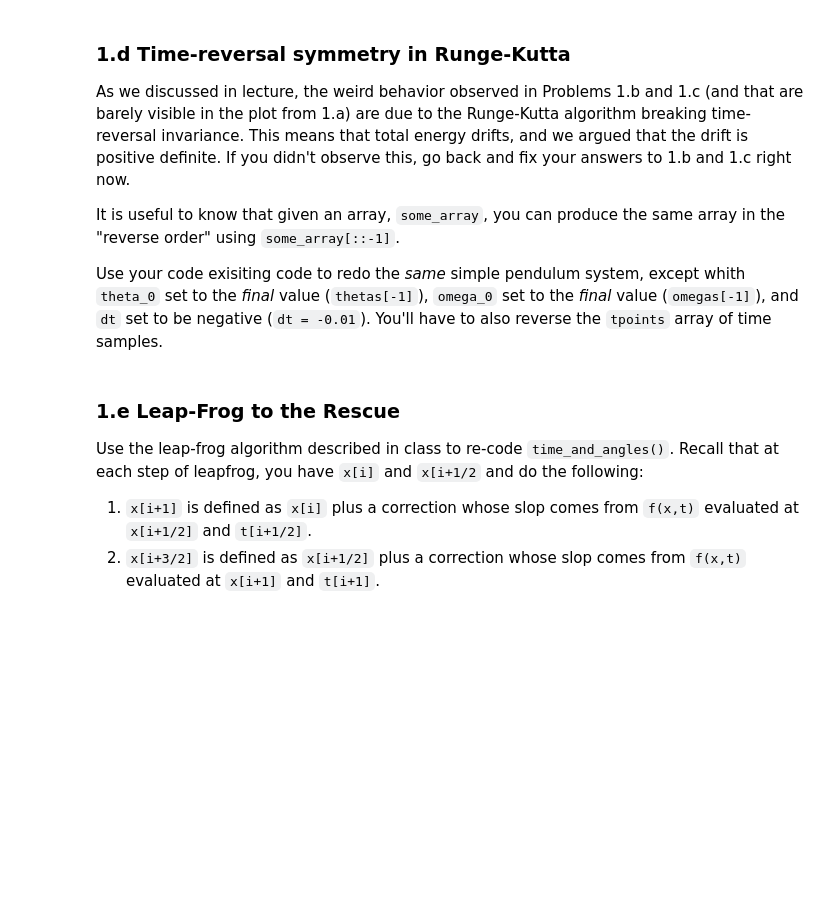
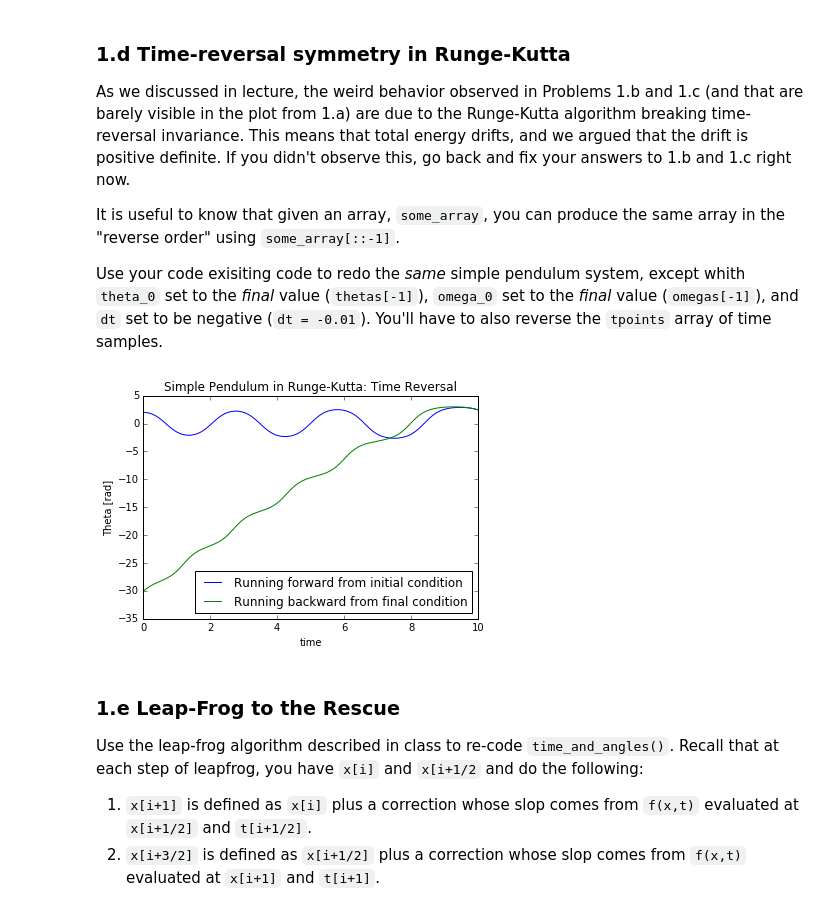
Before and after one commit to whick002/Homework04, a Jupyter notebook: Homework 4 .ipynb, the cells around one changed output. Saved outputs shown, nothing was run; the diff lists cells and outputs as text; code cells hidden in the pictures; blank space fills up the shorter version.

```diff
--- a/Homework 4 .ipynb
+++ b/Homework 4 .ipynb
@@ -167,30 +196,32 @@ It is useful to know that given an array, `some_array`, you can produce the same
 
 Use your code exisiting code to redo the *same* simple pendulum system, except whith `theta_0` set to the *final* value (`thetas[-1]`), `omega_0` set to the *final* value (`omegas[-1]`), and `dt` set to be negative (`dt = -0.01`). You'll have to also reverse the `tpoints` array of time samples.
 # %%
-theta_0 = 0 # FIX THIS
-omega_0 = 0 # FIX THIS
-dt = 0 # FIX THIS )
+theta_0 = thetas[-1]
+omega_0 = omegas[-1]
+dt = -0.01
 
 # we want tpoints to be the "reverse" of what it was in problem 1.a
 # so that the last time step appears first, and t=0 appears last
-tpoints = 0 # FIX THIS
+tpoints = tpoints[::-1]
 
 # Now we just run the *same* code from problem 1.a
 back_times, back_thetas, back_omegas = time_and_angles()
 
 # CLEAN UP
 # (Return global values back to their original values)
 dt = 0.01
 tpoints = np.arange(0, t_final, abs(dt))
 
 # Compare plots
 plt.plot(times, thetas, label='Running forward from initial condition')
 plt.plot(back_times, back_thetas, label='Running backward from final condition')
 plt.title("Simple Pendulum in Runge-Kutta: Time Reversal")
 plt.xlabel('time')
 plt.ylabel('Theta [rad]')
-plt.legend()
+plt.legend(loc='lower right')
 plt.show()
+# %% [output]
+[figure, added]
 # %% [markdown]
 ### 1.e Leap-Frog to the Rescue
 
```
Also changed, not shown: parts of 20 cells of this notebook.
